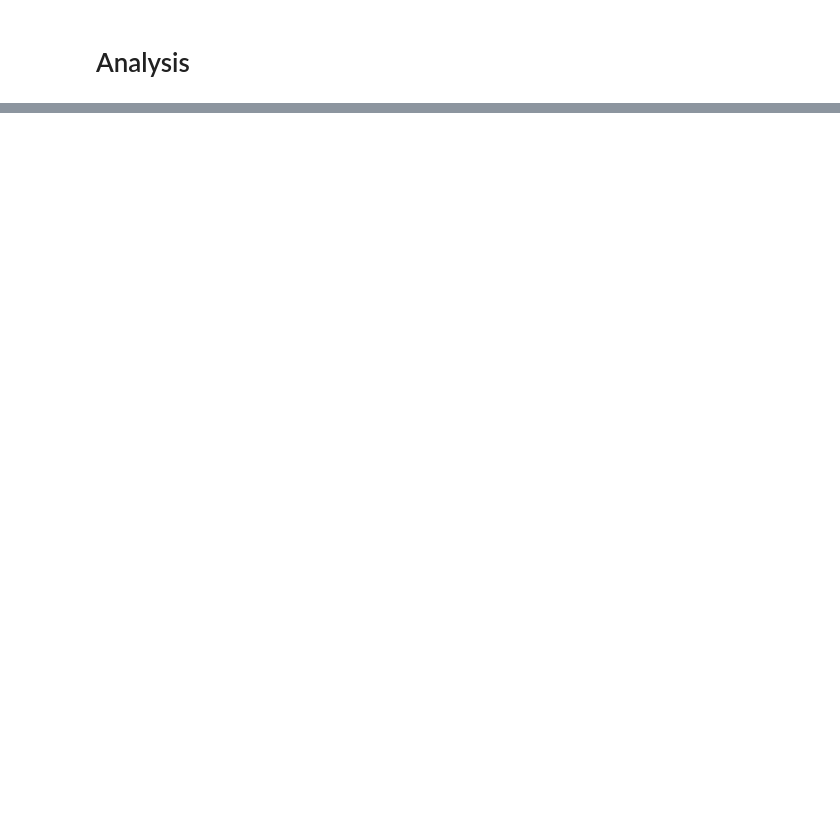
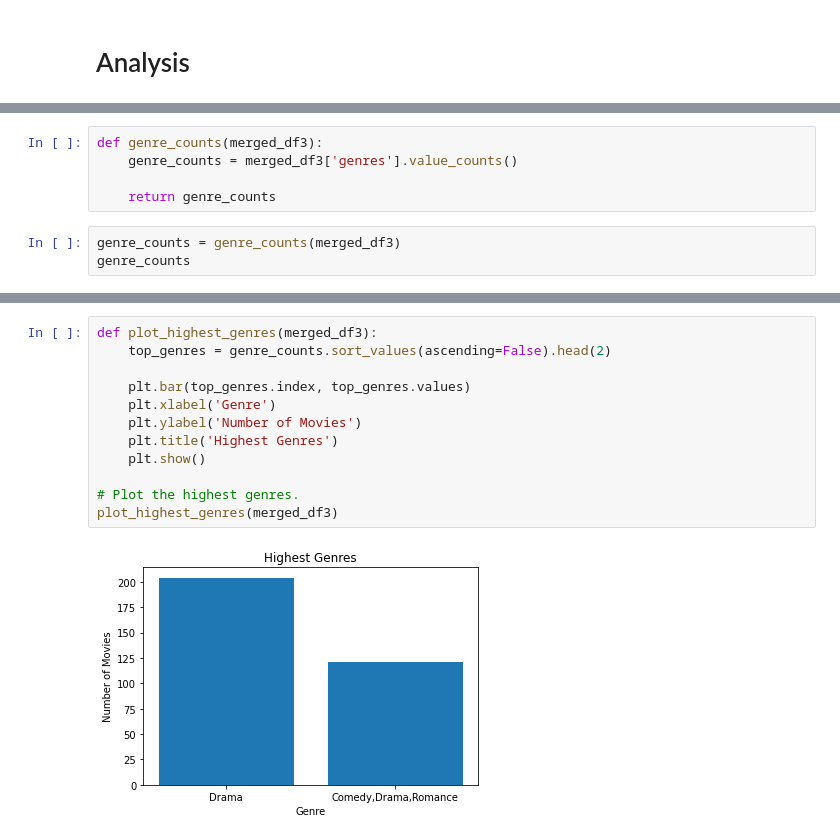
Before and after one commit to Rgmoogachiri/dsc-phase-1-project, a Jupyter notebook: student.ipynb, the cells around one changed output, grey strips where cells are left out. Drawn from its saved outputs; the diff is of its cells as text; blank space fills up the shorter version.

```diff
--- a/student.ipynb
+++ b/student.ipynb
@@ -737,0 +824,8 @@ Name: start_year, dtype: int64
+# %%
+def genre_counts(merged_df3):
+    genre_counts = merged_df3['genres'].value_counts()
+
+    return genre_counts
+# %%
+genre_counts = genre_counts(merged_df3)
+genre_counts
@@ -737,0 +845,14 @@ Name: start_year, dtype: int64
+# %%
+def plot_highest_genres(merged_df3):
+    top_genres = genre_counts.sort_values(ascending=False).head(2)
+
+    plt.bar(top_genres.index, top_genres.values)
+    plt.xlabel('Genre')
+    plt.ylabel('Number of Movies')
+    plt.title('Highest Genres')
+    plt.show()
+
+# Plot the highest genres.
+plot_highest_genres(merged_df3)
+# %% [output]
+[figure, added]
```
Also changed, not shown: parts of 19 cells of this notebook.
